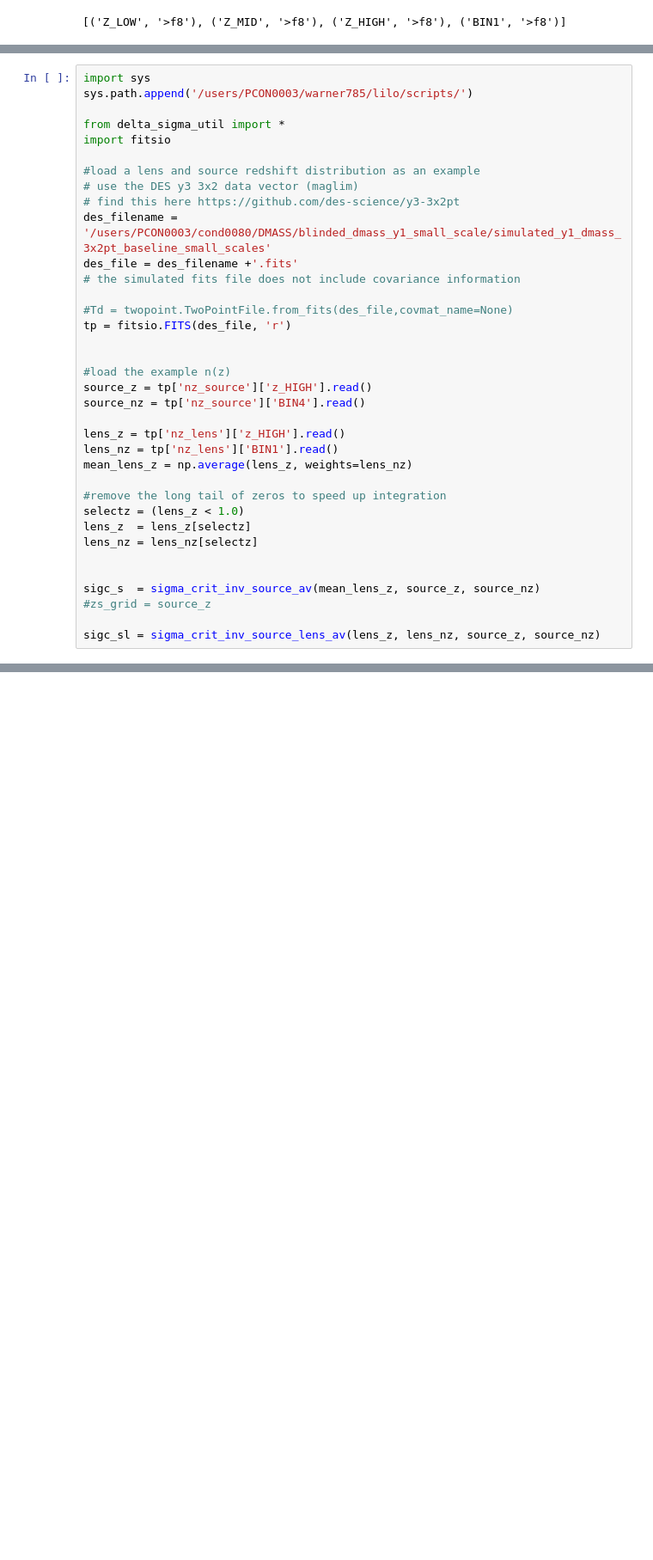
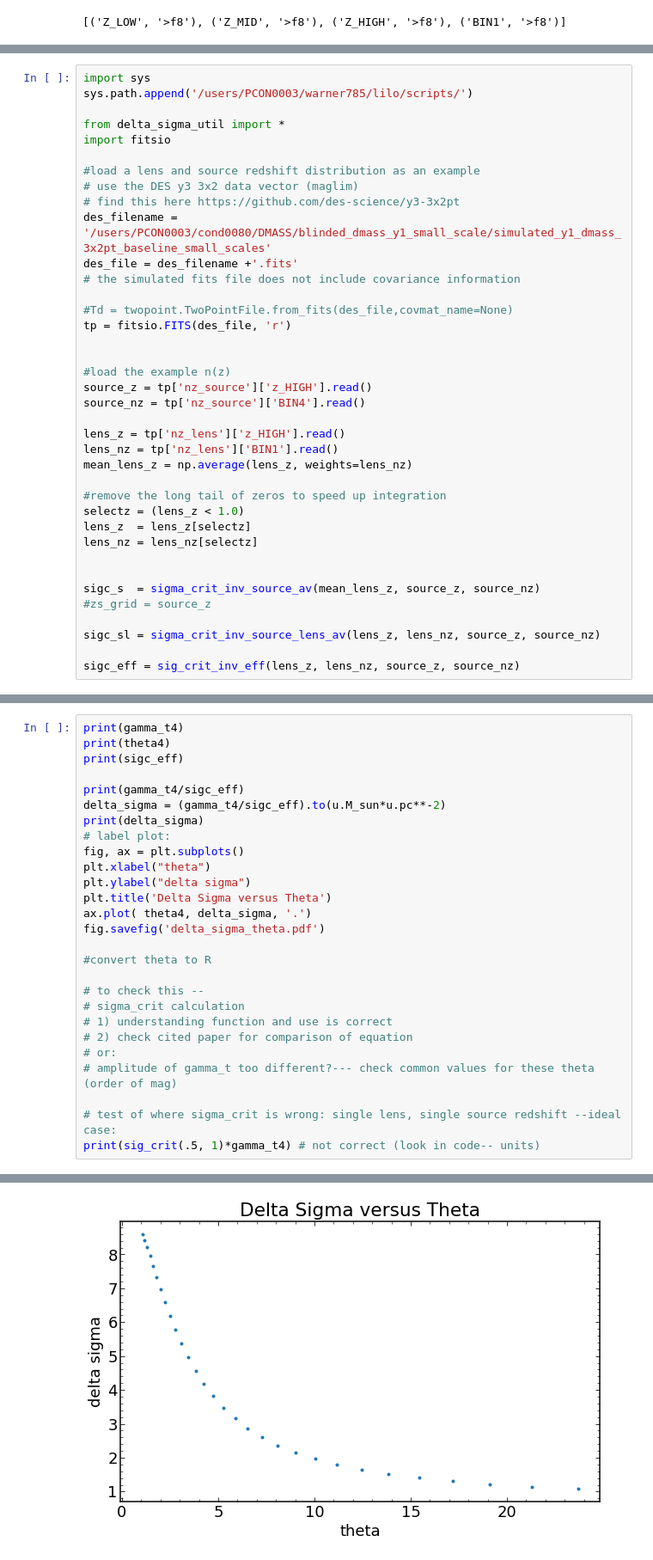
Before and after one commit to sujeong-lee/DMASS, a Jupyter notebook: code_py3/DarkEmulator.ipynb, the cells around one changed output, grey strips where cells are left out. Shown at 86% size. Drawn from its saved outputs; the diff is of its cells as text; blank space fills up the shorter version.

```diff
--- a/code_py3/DarkEmulator.ipynb
+++ b/code_py3/DarkEmulator.ipynb
@@ -398,3 +371,5 @@ sigc_s  = sigma_crit_inv_source_av(mean_lens_z, source_z, source_nz)
 #zs_grid = source_z
 
 sigc_sl = sigma_crit_inv_source_lens_av(lens_z, lens_nz, source_z, source_nz)
+
+sigc_eff = sig_crit_inv_eff(lens_z, lens_nz, source_z, source_nz)
@@ -469,3 +465,31 @@ print(sig_crit(.5, 1)*gamma_t4) # not correct (look in code-- units)
  1227468.31462543 1136815.18785009 1056943.17283464  986377.34273973
   923356.40036836  866566.72742075] solMass / pc2
 [figure]
+# %%
+print(gamma_t4)
+print(theta4)
+print(sigc_eff)
+
+print(gamma_t4/sigc_eff)
+delta_sigma = (gamma_t4/sigc_eff).to(u.M_sun*u.pc**-2)
+print(delta_sigma)
+# label plot:
+fig, ax = plt.subplots()
+plt.xlabel("theta")
+plt.ylabel("delta sigma")
+plt.title('Delta Sigma versus Theta')
+ax.plot( theta4, delta_sigma, '.')
+fig.savefig('delta_sigma_theta.pdf')
+
+#convert theta to R
+
+# to check this --
+# sigma_crit calculation
+# 1) understanding function and use is correct
+# 2) check cited paper for comparison of equation
+# or:
+# amplitude of gamma_t too different?--- check common values for these theta (order of mag)
+
+# test of where sigma_crit is wrong: single lens, single source redshift --ideal case:
+print(sig_crit(.5, 1)*gamma_t4) # not correct (look in code-- units)
+# %% [output]
@@ -472,3 +513,4 @@ print(sig_crit(.5, 1)*gamma_t4) # not correct (look in code-- units)
+[figure, added]
 # %%
 def sigma_crit_inv_source_av(zl, zs_grid, nz_source, use_trapz=True):
     """Integrate sigma crit inverse over source distribution
```
Also changed, not shown: parts of 10 cells of this notebook, 2 other files.
